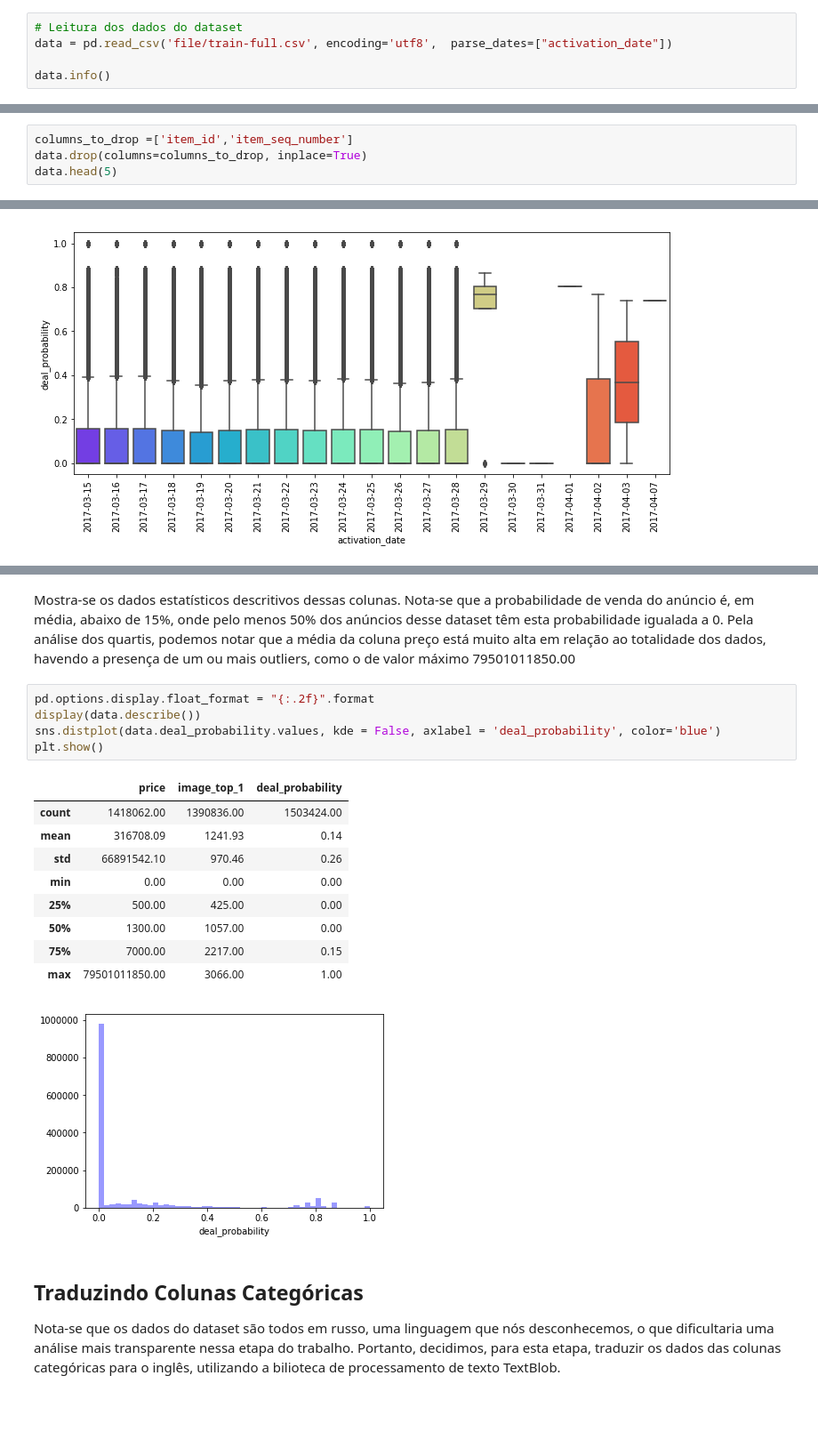
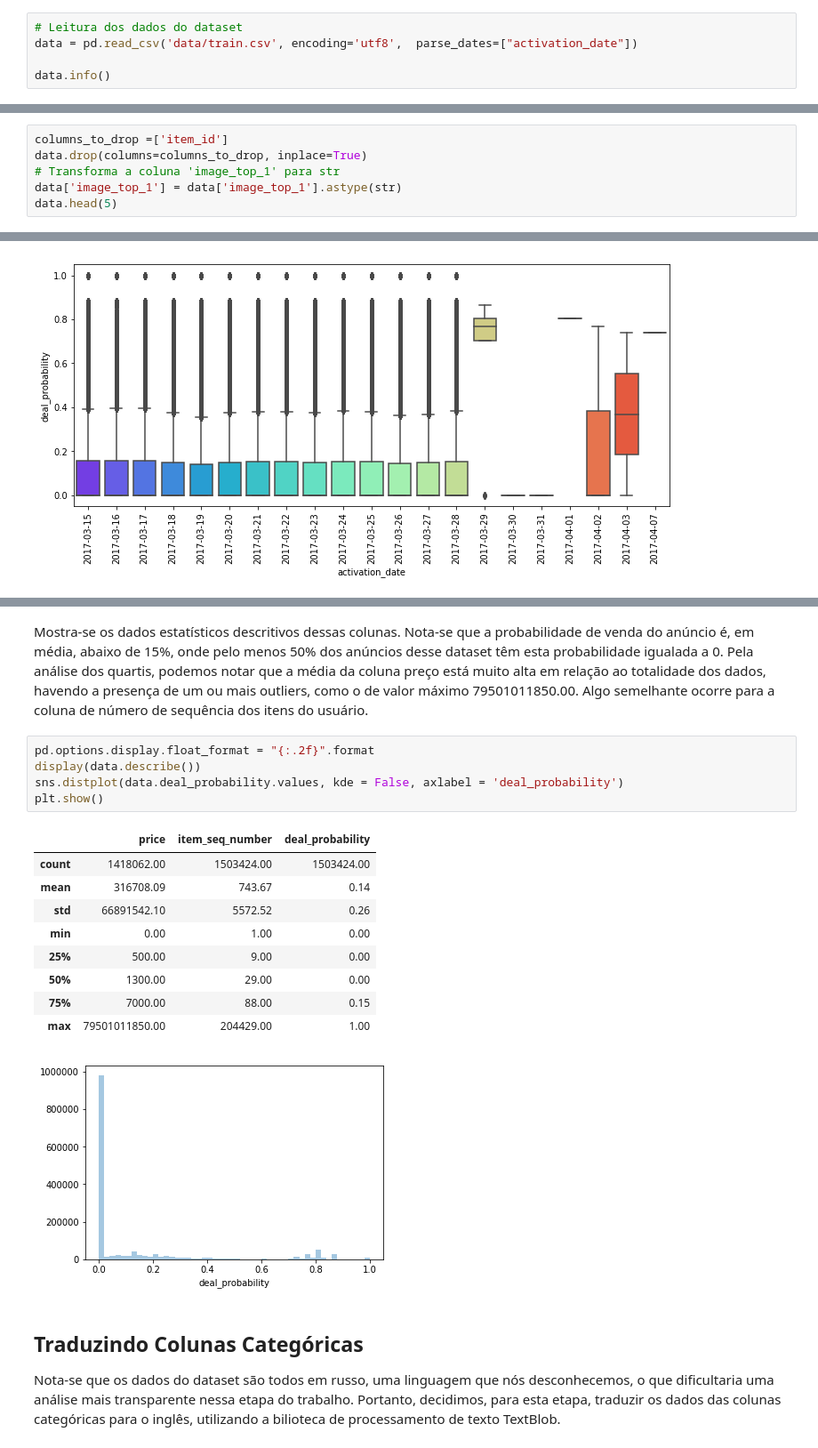
Before and after one commit to vinicius-alves/Kaggle-Avito-Challenge, a Jupyter notebook: notebook analise dos dados.ipynb, the cells around one changed output, grey strips where cells are left out. Shown at 89% size. Saved outputs shown, nothing was run; the diff lists cells and outputs as text; blank space fills up the shorter version.

```diff
--- a/notebook analise dos dados.ipynb
+++ b/notebook analise dos dados.ipynb
@@ -16,7 +57,7 @@ from tqdm import tqdm,tqdm_pandas
 Faremos primeiramente uma breve análise dos dados do dataset de treino. Trata-se de um dataset com 1503424 registros e 18 colunas, com seus respectivos tipos descritos abaixo.
 # %%
 # Leitura dos dados do dataset
-data = pd.read_csv('file/train-full.csv', encoding='utf8',  parse_dates=["activation_date"])
+data = pd.read_csv('data/train.csv', encoding='utf8',  parse_dates=["activation_date"])
 
 data.info()
 # %% [output]
@@ -44,6 +85,8 @@ Optamos por eliminar algumas colunas que certamente não influenciam a probabili
 # %%
-columns_to_drop =['item_id','item_seq_number']
+columns_to_drop =['item_id']
 data.drop(columns=columns_to_drop, inplace=True)
+# Transforma a coluna 'image_top_1' para str
+data['image_top_1'] = data['image_top_1'].astype(str)
 data.head(5)
 # %% [output]
 |  | user_id | region | city | parent_category_name | category_name | param_1 | param_2 | param_3 | title | ... |
@@ -81,21 +119,21 @@ plt.show()
 # %% [markdown]
-Mostra-se os dados estatísticos descritivos dessas colunas. Nota-se que a probabilidade de venda do anúncio é, em média, abaixo de 15%, onde pelo menos 50% dos anúncios desse dataset têm esta probabilidade igualada a 0. Pela análise dos quartis, podemos notar que a média da coluna preço está muito alta em relação ao totalidade dos dados, havendo a presença de um ou mais outliers, como o de valor máximo 79501011850.00
+Mostra-se os dados estatísticos descritivos dessas colunas. Nota-se que a probabilidade de venda do anúncio é, em média, abaixo de 15%, onde pelo menos 50% dos anúncios desse dataset têm esta probabilidade igualada a 0. Pela análise dos quartis, podemos notar que a média da coluna preço está muito alta em relação ao totalidade dos dados, havendo a presença de um ou mais outliers, como o de valor máximo 79501011850.00. Algo semelhante ocorre para a coluna de número de sequência dos itens do usuário.
 # %%
 pd.options.display.float_format = "{:.2f}".format
 display(data.describe())
-sns.distplot(data.deal_probability.values, kde = False, axlabel = 'deal_probability', color='blue')
+sns.distplot(data.deal_probability.values, kde = False, axlabel = 'deal_probability')
 plt.show()
 # %% [output]
-|  | price | image_top_1 | deal_probability |
-| count | 1418062.00 | 1390836.00 | 1503424.00 |
-| mean | 316708.09 | 1241.93 | 0.14 |
-| std | 66891542.10 | 970.46 | 0.26 |
-| min | 0.00 | 0.00 | 0.00 |
-| 25% | 500.00 | 425.00 | 0.00 |
-| 50% | 1300.00 | 1057.00 | 0.00 |
-| 75% | 7000.00 | 2217.00 | 0.15 |
-| max | 79501011850.00 | 3066.00 | 1.00 |
+|  | price | item_seq_number | deal_probability |
+| count | 1418062.00 | 1503424.00 | 1503424.00 |
+| mean | 316708.09 | 743.67 | 0.14 |
+| std | 66891542.10 | 5572.52 | 0.26 |
+| min | 0.00 | 1.00 | 0.00 |
+| 25% | 500.00 | 9.00 | 0.00 |
+| 50% | 1300.00 | 29.00 | 0.00 |
+| 75% | 7000.00 | 88.00 | 0.15 |
+| max | 79501011850.00 | 204429.00 | 1.00 |
-[figure, old version]
+[figure, new version]
 # %% [markdown]
 ## Traduzindo Colunas Categóricas
 
```
Also changed, not shown: parts of 18 cells of this notebook, 1 other file.
